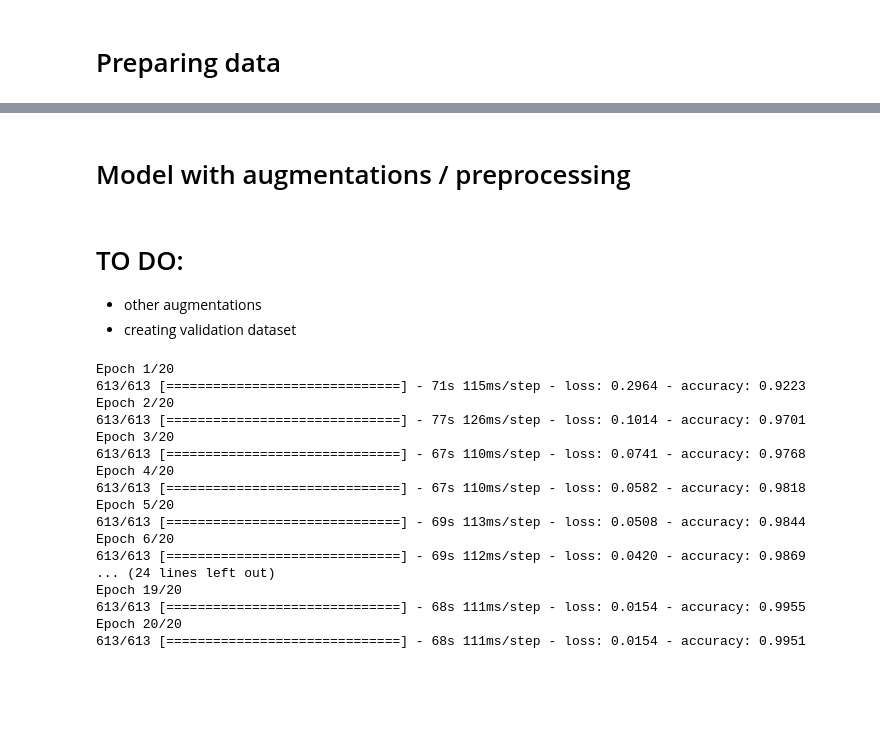
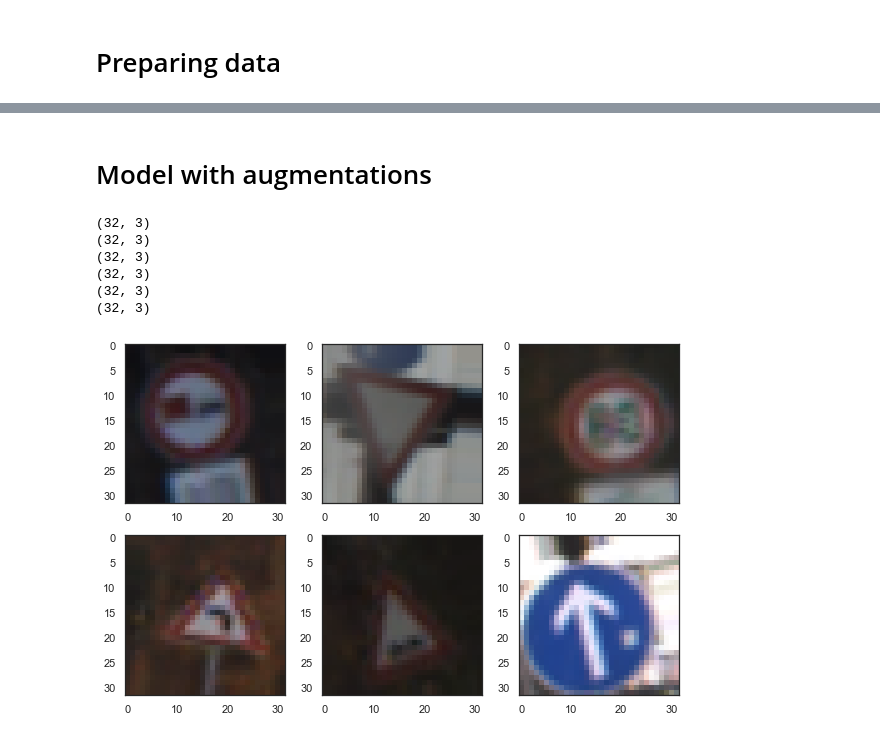
Before and after one commit to imarekkus/Master-s_Thesis, a Jupyter notebook: kody/EDA + Model.ipynb, the cells around one changed output, grey strips where cells are left out. Saved outputs shown, nothing was run; the diff lists cells and outputs as text; code cells hidden in the pictures; blank space fills up the shorter version.

```diff
--- a/kody/EDA + Model.ipynb
+++ b/kody/EDA + Model.ipynb
@@ -474,36 +508,42 @@ accuracy_score(np.array(testLabels), y_predict)
 # %% [markdown]
-# Model with augmentations / preprocessing
+# Model with augmentations
-# %% [markdown]
-# TO DO:
-- other augmentations
-- creating validation dataset
 # %%
 # Applying augmentation methods to train data # TO DO
 dataaug = ImageDataGenerator(
-    width_shift_range=0.1,
-    height_shift_range=0.1,
-    shear_range=0.1,
-    rotation_range=10,
-    zoom_range=0.15,
-    fill_mode="nearest")
-
-# Training model
-pre_model_history = model.fit(dataaug.flow(X_train, y_train, batch_size=64), epochs=epochs)
+    width_shift_range = 0.1,
+    height_shift_range = 0.1,
+    shear_range = 0.1,
+    rotation_range = 15,
+    zoom_range = 0.10,
+    fill_mode = "nearest")
-# %% [output]
-Epoch 1/20
-613/613 [==============================] - 71s 115ms/step - loss: 0.2964 - accuracy: 0.9223
-Epoch 2/20
-613/613 [==============================] - 77s 126ms/step - loss: 0.1014 - accuracy: 0.9701
-Epoch 3/20
-613/613 [==============================] - 67s 110ms/step - loss: 0.0741 - accuracy: 0.9768
-Epoch 4/20
-613/613 [==============================] - 67s 110ms/step - loss: 0.0582 - accuracy: 0.9818
-Epoch 5/20
-613/613 [==============================] - 69s 113ms/step - loss: 0.0508 - accuracy: 0.9844
-Epoch 6/20
-613/613 [==============================] - 69s 112ms/step - loss: 0.0420 - accuracy: 0.9869
-... (24 lines left out)
-Epoch 19/20
-613/613 [==============================] - 68s 111ms/step - loss: 0.0154 - accuracy: 0.9955
-Epoch 20/20
-613/613 [==============================] - 68s 111ms/step - loss: 0.0154 - accuracy: 0.9951
+# %%
+# Visualizing some augmented images
+
+# Setting size of figure
+plt.figure(figsize=(10,10))
+
+# Setting up seed for replicability
+random.seed(1)
+
+# Loop for creating figure with images
+for i in range(1,7):
+
+    # Creating subplots for 10 images
+    plt.subplot(3,3,i)
+
+    # Getting random image and augmenting it
+    aug_iter = dataaug.flow(X_train, batch_size=1)
+    image_aug = next(aug_iter)[0].astype('uint8')
+    # Plotting images
+    plt.imshow(image_aug)
+
+# Saving image to jpg
+#plt.savefig('Images_augmented.jpg', bbox_inches='tight')
+# %% [output]
+(32, 3)
+(32, 3)
+(32, 3)
+(32, 3)
+(32, 3)
+(32, 3)
+[figure, added]
```
Also changed, not shown: parts of 27 cells of this notebook, 13 other files.
